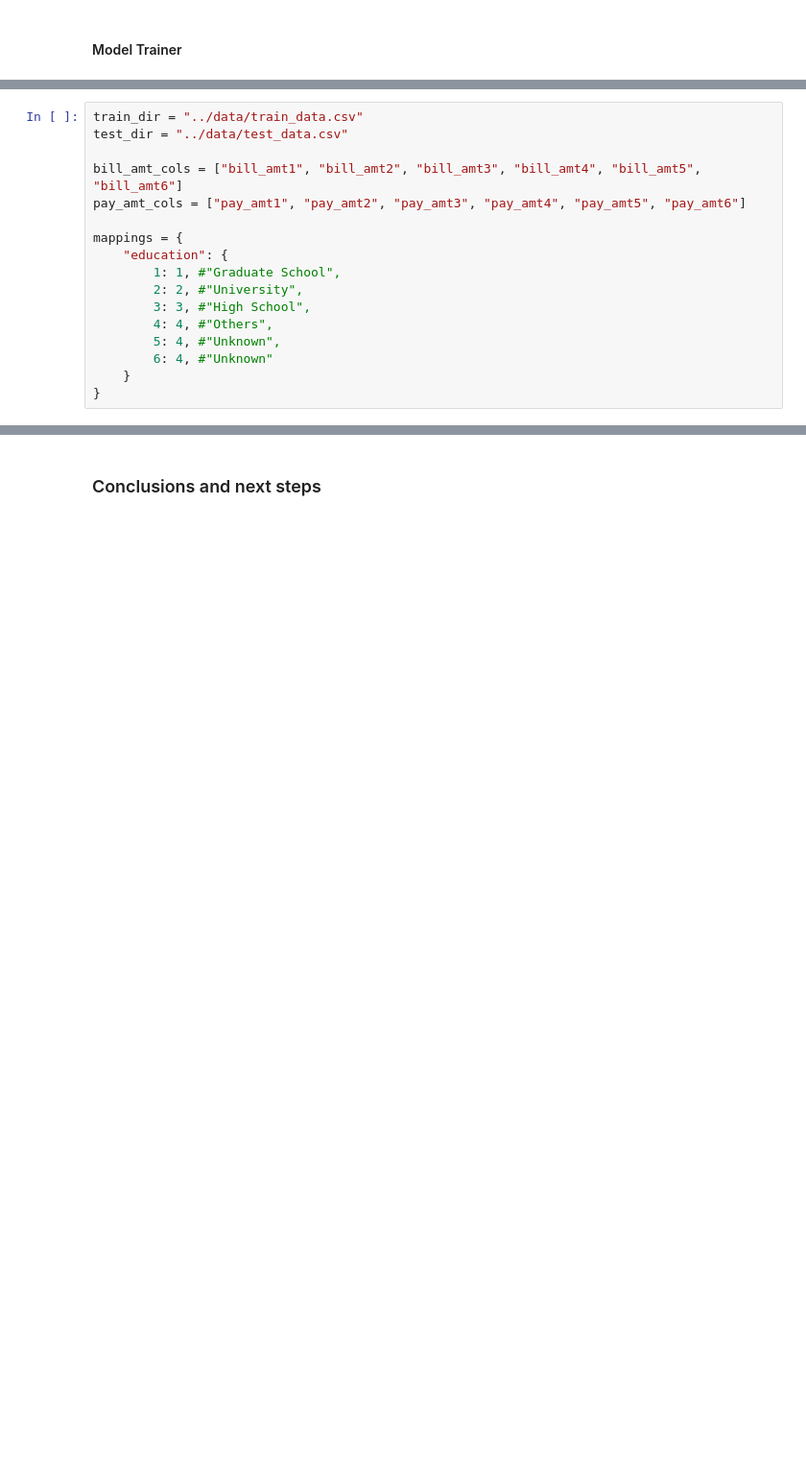
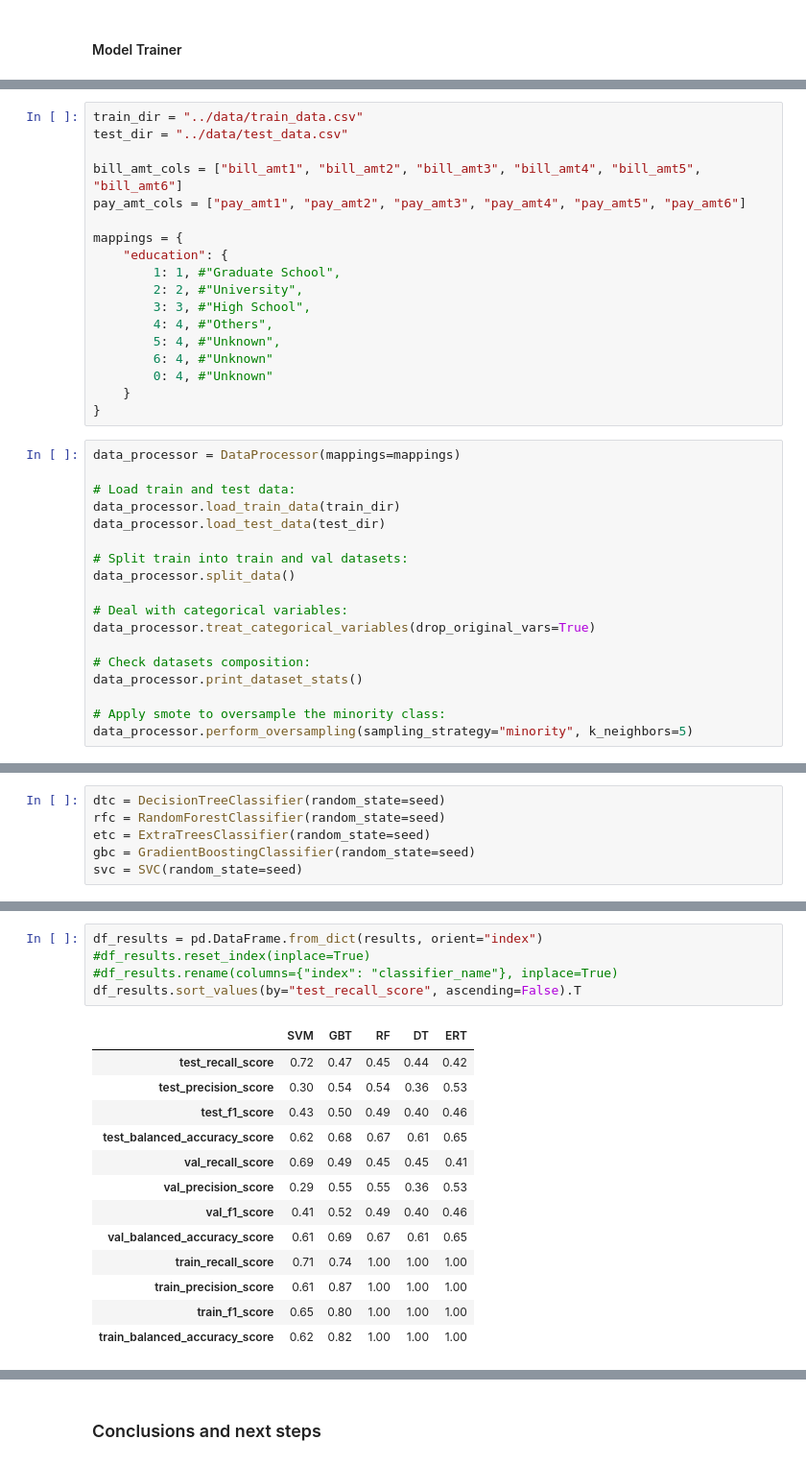
Before and after one commit to MafSV20180073/credit_default_prediction, a Jupyter notebook: notebooks/03_modeling_and_evaluation.ipynb, the cells around one changed output, grey strips where cells are left out. Shown at 96% size. Cells and saved outputs as stored; diff of their text form; blank space fills up the shorter version.

```diff
--- a/notebooks/03_modeling_and_evaluation.ipynb
+++ b/notebooks/03_modeling_and_evaluation.ipynb
@@ -307,5 +477,24 @@ mappings = {
         4: 4, #"Others",
         5: 4, #"Unknown",
         6: 4, #"Unknown"
+        0: 4, #"Unknown"
     }
 }
+# %%
+data_processor = DataProcessor(mappings=mappings)
+
+# Load train and test data:
+data_processor.load_train_data(train_dir)
+data_processor.load_test_data(test_dir)
+
+# Split train into train and val datasets:
+data_processor.split_data()
+
+# Deal with categorical variables:
+data_processor.treat_categorical_variables(drop_original_vars=True)
+
+# Check datasets composition:
+data_processor.print_dataset_stats()
+
+# Apply smote to oversample the minority class:
+data_processor.perform_oversampling(sampling_strategy="minority", k_neighbors=5)
@@ -311,0 +518,6 @@ mappings = {
+# %%
+dtc = DecisionTreeClassifier(random_state=seed)
+rfc = RandomForestClassifier(random_state=seed)
+etc = ExtraTreesClassifier(random_state=seed)
+gbc = GradientBoostingClassifier(random_state=seed)
+svc = SVC(random_state=seed)
@@ -311,0 +625,19 @@ mappings = {
+# %%
+df_results = pd.DataFrame.from_dict(results, orient="index")
+#df_results.reset_index(inplace=True)
+#df_results.rename(columns={"index": "classifier_name"}, inplace=True)
+df_results.sort_values(by="test_recall_score", ascending=False).T
+# %% [output]
+|  | SVM | GBT | RF | DT | ERT |
+| test_recall_score | 0.72 | 0.47 | 0.45 | 0.44 | 0.42 |
+| test_precision_score | 0.30 | 0.54 | 0.54 | 0.36 | 0.53 |
+| test_f1_score | 0.43 | 0.50 | 0.49 | 0.40 | 0.46 |
+| test_balanced_accuracy_score | 0.62 | 0.68 | 0.67 | 0.61 | 0.65 |
+| val_recall_score | 0.69 | 0.49 | 0.45 | 0.45 | 0.41 |
+| val_precision_score | 0.29 | 0.55 | 0.55 | 0.36 | 0.53 |
+| val_f1_score | 0.41 | 0.52 | 0.49 | 0.40 | 0.46 |
+| val_balanced_accuracy_score | 0.61 | 0.69 | 0.67 | 0.61 | 0.65 |
+| train_recall_score | 0.71 | 0.74 | 1.00 | 1.00 | 1.00 |
+| train_precision_score | 0.61 | 0.87 | 1.00 | 1.00 | 1.00 |
+| train_f1_score | 0.65 | 0.80 | 1.00 | 1.00 | 1.00 |
+| train_balanced_accuracy_score | 0.62 | 0.82 | 1.00 | 1.00 | 1.00 |
```
Also changed, not shown: parts of 33 cells of this notebook, 1 other file.
